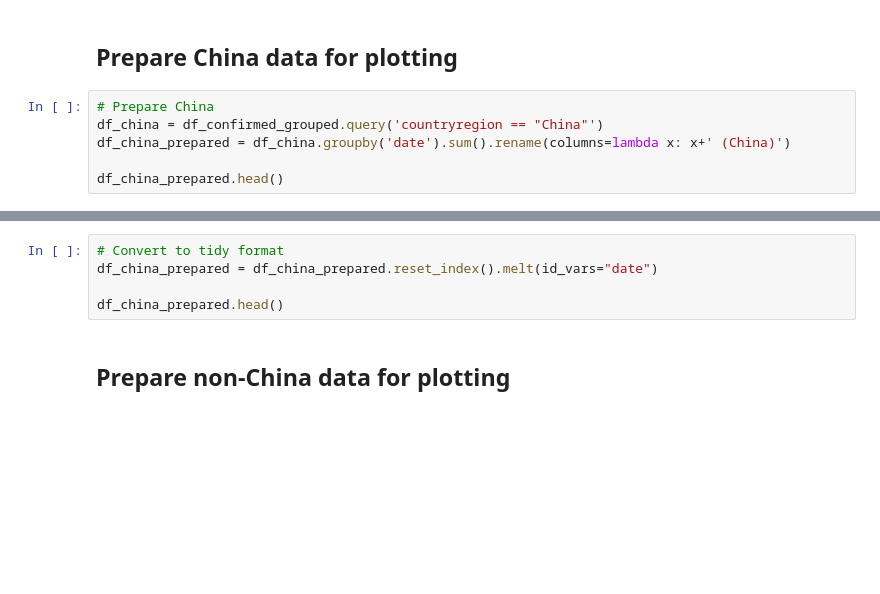
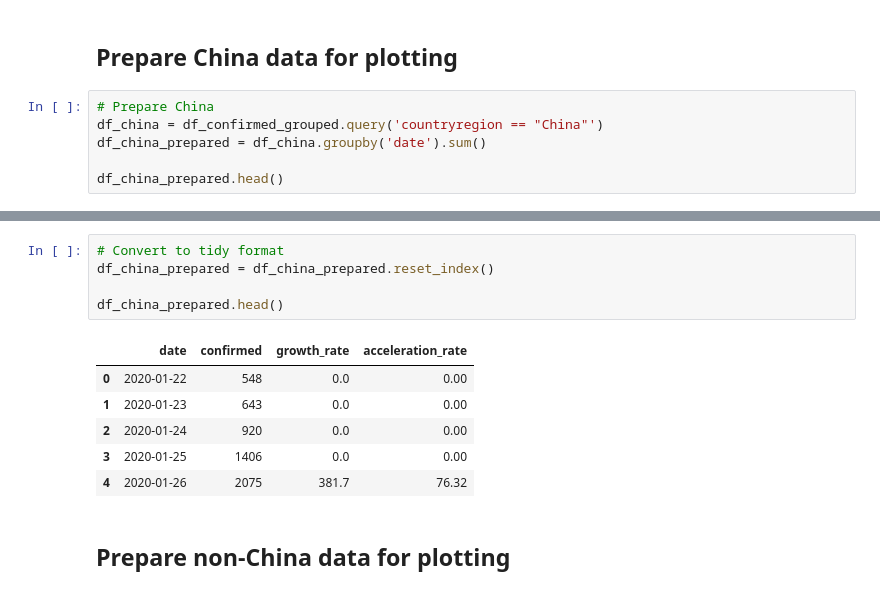
Before and after one commit to ivanmkc/covid19, a Jupyter notebook: covid.ipynb, the cells around one changed output, grey strips where cells are left out. Saved outputs shown, nothing was run; the diff lists cells and outputs as text; blank space fills up the shorter version.

```diff
--- a/covid.ipynb
+++ b/covid.ipynb
@@ -54,6 +68,6 @@ df_confirmed_grouped.head(10)
 # %%
 # Prepare China
 df_china = df_confirmed_grouped.query('countryregion == "China"')
-df_china_prepared = df_china.groupby('date').sum().rename(columns=lambda x: x+' (China)')
+df_china_prepared = df_china.groupby('date').sum()
 
 df_china_prepared.head()
@@ -60,8 +82,15 @@ df_china_prepared.head()
 # %%
 # Convert to tidy format
-df_china_prepared = df_china_prepared.reset_index().melt(id_vars="date")
+df_china_prepared = df_china_prepared.reset_index()
 
 df_china_prepared.head()
+# %% [output]
+|  | date | confirmed | growth_rate | acceleration_rate |
+| 0 | 2020-01-22 | 548 | 0.0 | 0.00 |
+| 1 | 2020-01-23 | 643 | 0.0 | 0.00 |
+| 2 | 2020-01-24 | 920 | 0.0 | 0.00 |
+| 3 | 2020-01-25 | 1406 | 0.0 | 0.00 |
+| 4 | 2020-01-26 | 2075 | 381.7 | 76.32 |
 # %% [markdown]
 ## Prepare non-China data for plotting
 # %%
```
Also changed, not shown: parts of 13 cells of this notebook, 1 other file.
